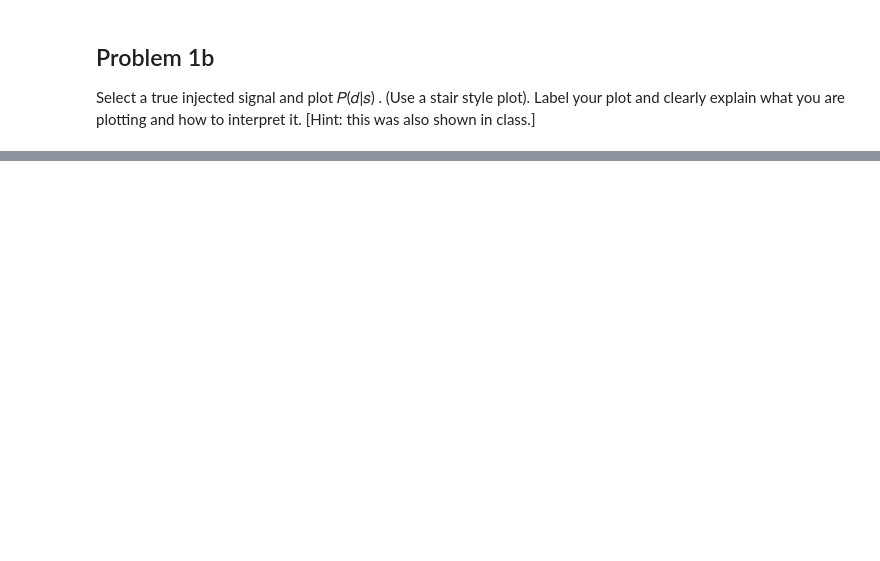
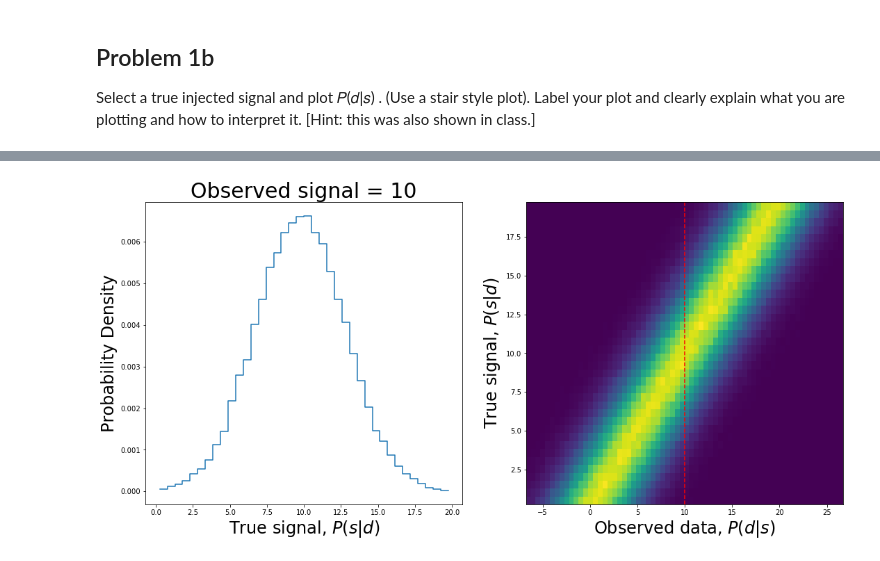
Before and after one commit to maria8ch/Phys434_BigData, a Jupyter notebook: Chernyavskaya_HW5.ipynb, the cells around one changed output, grey strips where cells are left out. Saved outputs shown, nothing was run; the diff lists cells and outputs as text; code cells hidden in the pictures; blank space fills up the shorter version.

```diff
--- a/Chernyavskaya_HW5.ipynb
+++ b/Chernyavskaya_HW5.ipynb
@@ -35,3 +53,19 @@ Select a true injected signal and plot  𝑃(𝑑|𝑠) . (Use a stair style plo
 ## Problem 1c
 Select an observed data value and plot  𝑃(𝑠|𝑑) . (Use a stair style plot). Label your plot and clearly explain what you are plotting and how to interpret it.
+# %%
+for i in range(len(signalcenters)):
+    if datacenters[i] == 10:
+        obs_val = i
+
+fig, ax = plt.subplots(1,2, figsize=(18,8))
+ax[0].set_title('Observed signal = 10', fontsize = 30)
+ax[0].set_ylabel('Probability Density', fontsize = 24)
+ax[0].set_xlabel('True signal, $P(s|d)$', fontsize = 24)
+ax[0].step(signalcenters, Psd[obs_val])
+ax[1].pcolormesh(datacenters,signalcenters,Psd.T)
+ax[1].set_ylabel('True signal, $P(s|d)$', fontsize = 24)
+ax[1].set_xlabel('Observed data, $P(d|s)$', fontsize = 24)
+ax[1].vlines(datacenters[obs_val], signalcenters.min(), signalcenters.max(), linestyle = '--', color = 'r');
+# %% [output]
+[figure, added]
 # %% [markdown]
```
Also changed, not shown: parts of 12 cells of this notebook.
